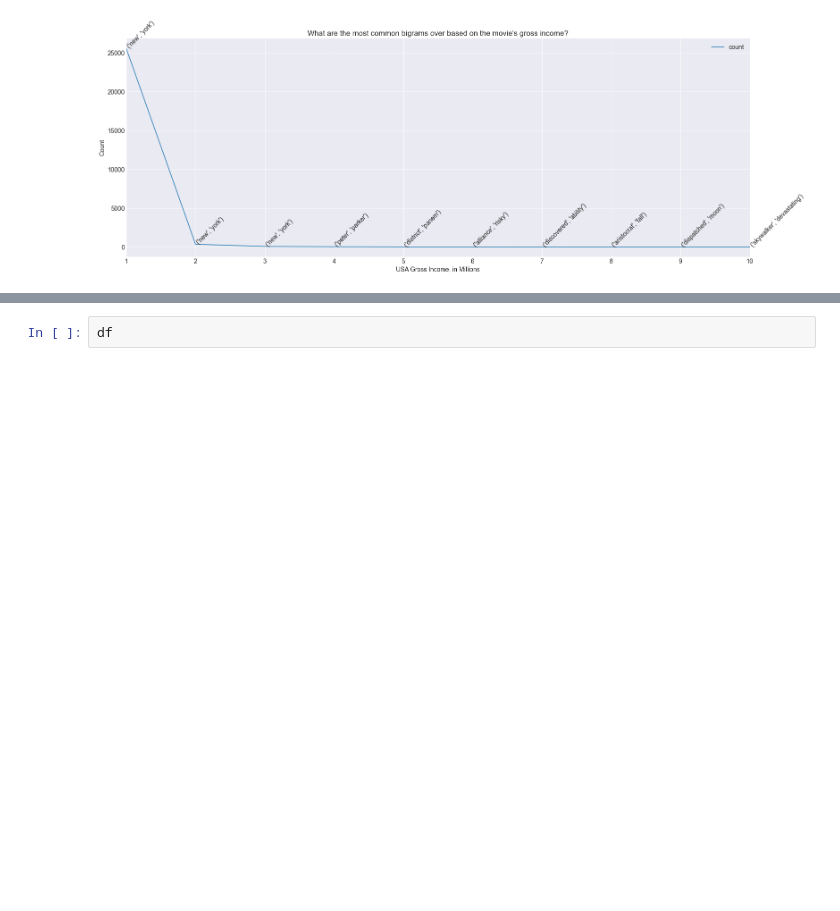
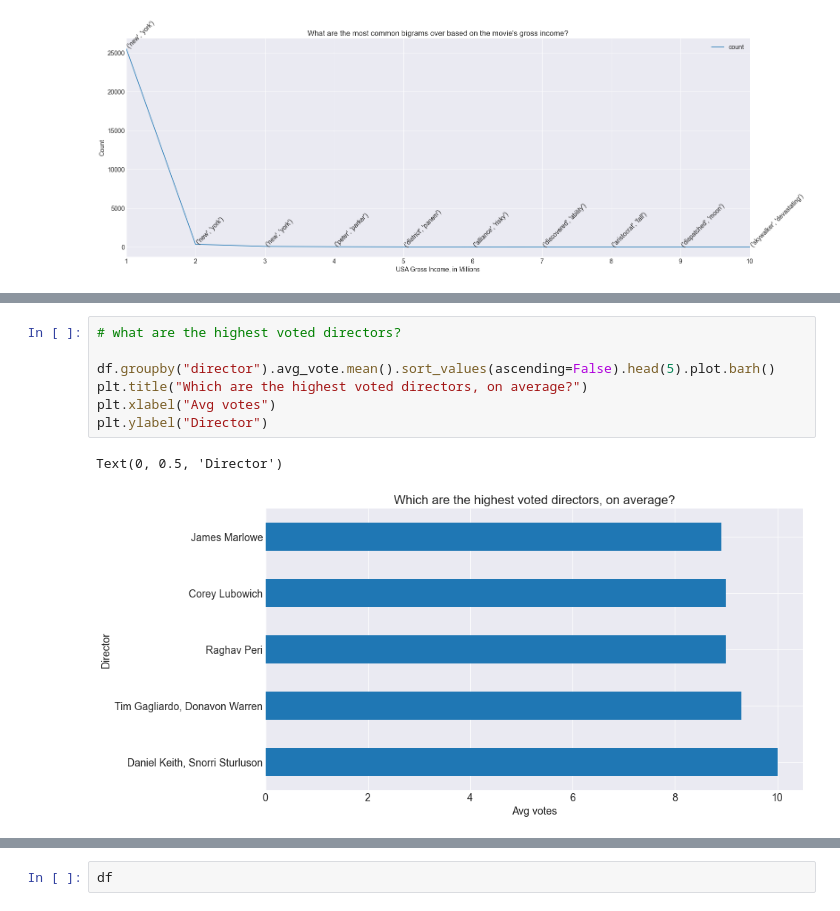
Before and after one commit to guedanie/movie_recommendation_model, a Jupyter notebook: wrangle_notebook.ipynb, the cells around one changed output, grey strips where cells are left out. Cells and saved outputs as stored; diff of their text form; blank space fills up the shorter version.

```diff
--- a/wrangle_notebook.ipynb
+++ b/wrangle_notebook.ipynb
@@ -317,0 +339,10 @@ for i in most_common_bigrams.index:
+# %%
+# what are the highest voted directors?
+
+df.groupby("director").avg_vote.mean().sort_values(ascending=False).head(5).plot.barh()
+plt.title("Which are the highest voted directors, on average?")
+plt.xlabel("Avg votes")
+plt.ylabel("Director")
+# %% [output]
+Text(0, 0.5, 'Director')
+[figure, added]
```
Also changed, not shown: parts of 8 cells of this notebook.
